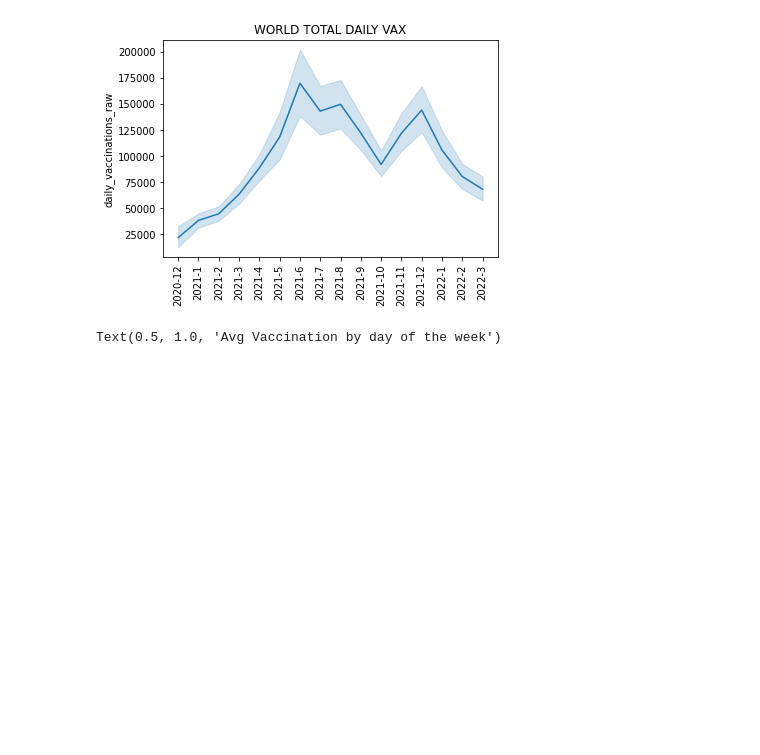
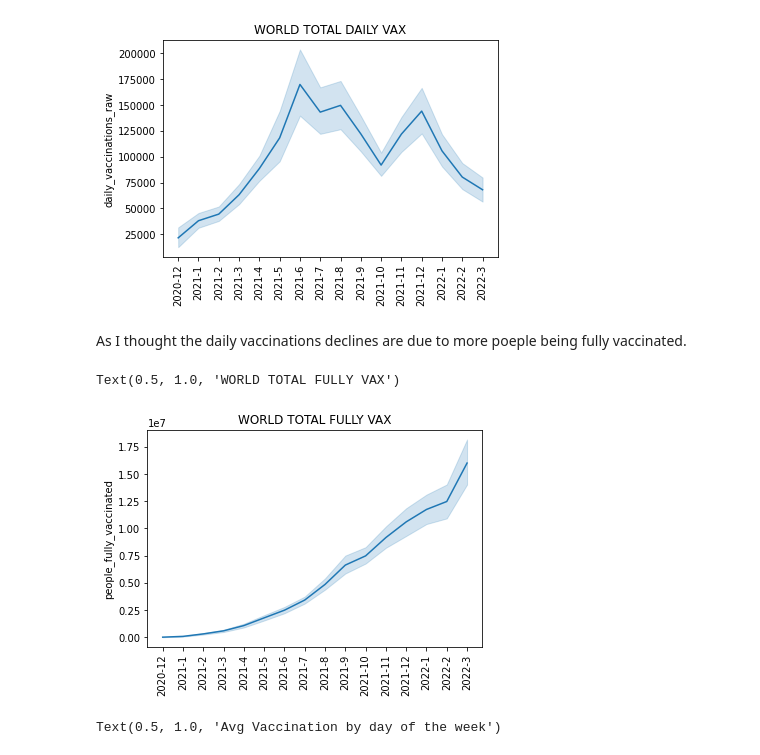
Before and after one commit to emadera511/emanalyticsllc, a Jupyter notebook: CovidAnalysis/notebook.ipynb, the cells around one changed output. Saved outputs shown, nothing was run; the diff lists cells and outputs as text; code cells hidden in the pictures; blank space fills up the shorter version.

```diff
--- a/CovidAnalysis/notebook.ipynb
+++ b/CovidAnalysis/notebook.ipynb
@@ -155,6 +157,17 @@ g.set_title('WORLD TOTAL DAILY VAX')
 # %% [output]
 Text(0.5, 1.0, 'WORLD TOTAL DAILY VAX')
 [figure]
+# %% [markdown]
+As I thought the daily vaccinations declines are due to more poeple being fully vaccinated.
+# %%
+x=countries['monthyear'].values.tolist()
+y=countries['people_fully_vaccinated']
+g = sns.lineplot(x=x, y=y)
+g.tick_params(axis='x', rotation=90)
+g.set_title('WORLD TOTAL FULLY VAX')
+# %% [output]
+Text(0.5, 1.0, 'WORLD TOTAL FULLY VAX')
+[figure, added]
 # %%
 week = cleanDF.groupby('dayoftheweekindex','dayoftheweek').agg({'total_vaccinations': 'mean'}).sort('dayoftheweekindex').toPandas()
 week.head()
```
Also changed, not shown: parts of 8 cells of this notebook.
